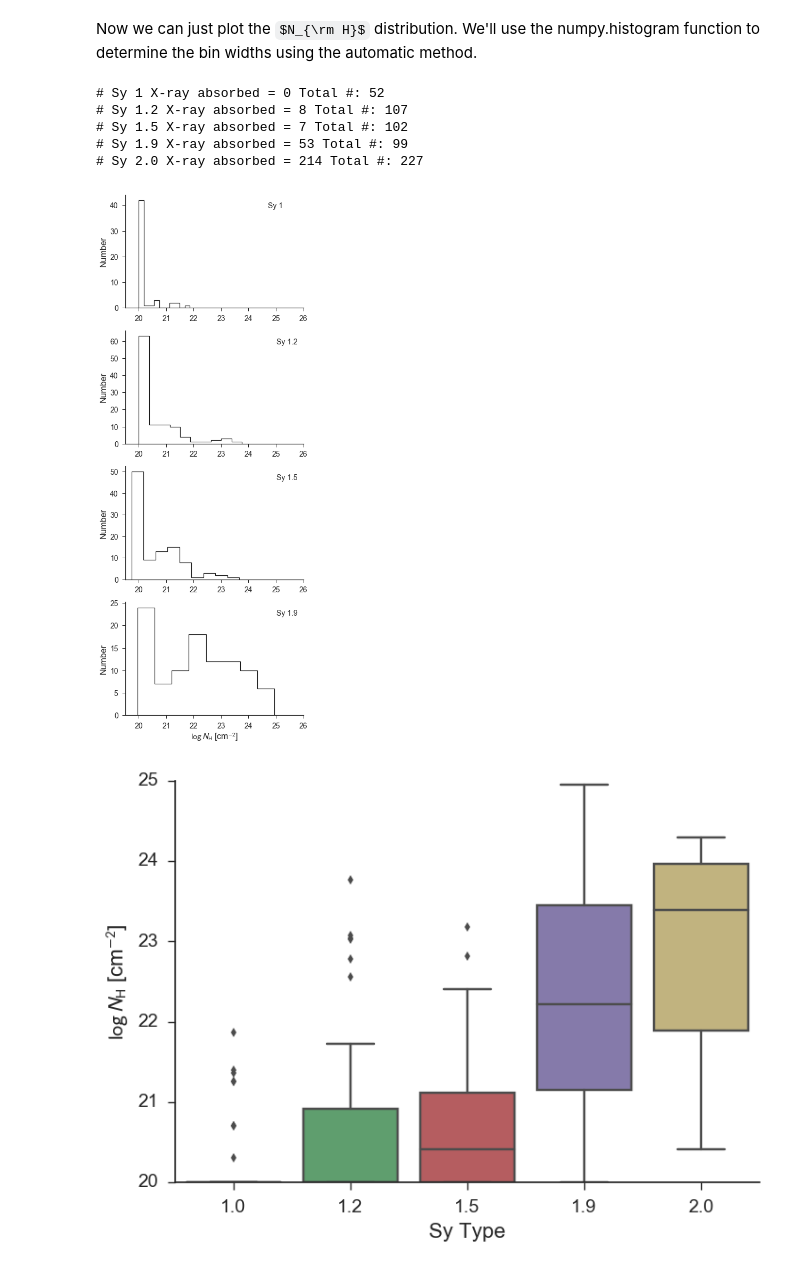
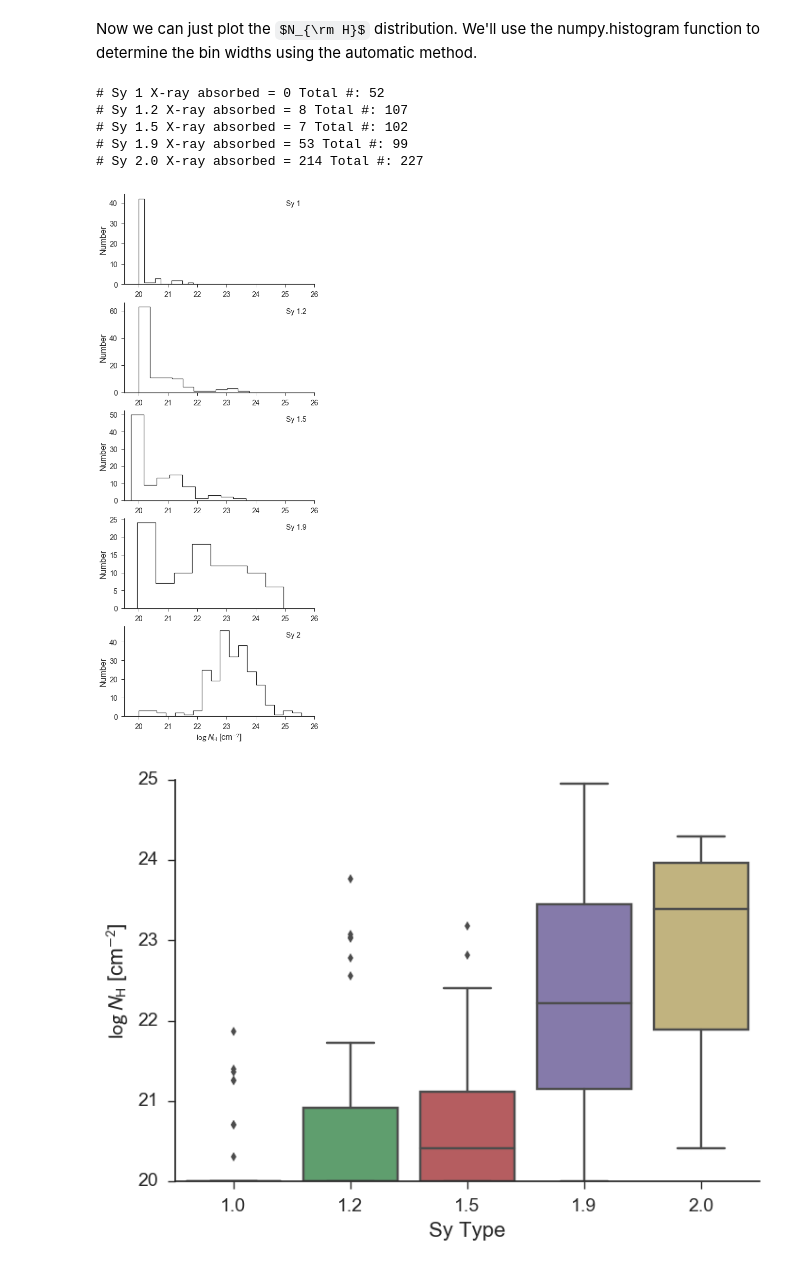
Before and after one commit to ttshimiz/bass-sy1_9-obscuration, a Jupyter notebook: notebooks/nh-distribution.ipynb, the cells around one changed output. Cells and saved outputs as stored; diff of their text form; code cells hidden in the pictures; some formulas as TeX source.

```diff
--- a/notebooks/nh-distribution.ipynb
+++ b/notebooks/nh-distribution.ipynb
@@ -28,48 +28,55 @@ ind_sy2 = (df_all['Type'] == 2) & (df_all['NH'] > 0)
 # %% [markdown]
 Now we can just plot the $N_{\rm H}$ distribution. We'll use the numpy.histogram function to determine the bin widths using the automatic method.
 # %%
-fig = plt.figure(figsize=(6, 18))
+fig = plt.figure(figsize=(columnwidth*2, 9.344*2))
 
-ax1= fig.add_subplot(411)
+ax1= fig.add_subplot(511)
 ax1.hist(df_all['NH'][ind_sy1], color='k', histtype='step', lw=1.2)
 ax1.set_xlim(19.5, 26)
 ax1.set_ylabel('Number')
-ax1.text(0.8, 0.9, 'Sy 1', ha='left', va='center', fontsize=14, transform=ax1.transAxes)
+ax1.text(0.85, 0.9, 'Sy 1', ha='left', va='center', fontsize=14, transform=ax1.transAxes)
 
-ax2= fig.add_subplot(412, sharex=ax1)
+ax2= fig.add_subplot(512, sharex=ax1)
 ax2.hist(df_all['NH'][ind_sy1_2], bins='auto', color='k', histtype='step', lw=1.2)
 ax2.set_xlim(19.5, 26)
 ax2.set_ylabel('Number')
 ax2.text(0.85, 0.9, 'Sy 1.2', ha='left', va='center', fontsize=14, transform=ax2.transAxes)
 
-ax3= fig.add_subplot(413, sharex=ax1)
+ax3= fig.add_subplot(513, sharex=ax1)
 ax3.hist(df_all['NH'][ind_sy1_5].dropna(), bins='auto', color='k', histtype='step', lw=1.2)
 ax3.set_xlim(19.5, 26)
 ax3.set_ylabel('Number')
 ax3.text(0.85, 0.9, 'Sy 1.5', ha='left', va='center', fontsize=14, transform=ax3.transAxes)
 
-ax4= fig.add_subplot(414, sharex=ax1)
+ax4= fig.add_subplot(514, sharex=ax1)
 ax4.hist(df_all['NH'][ind_sy1_9].dropna(), bins='auto', color='k', histtype='step', lw=1.2)
 ax4.set_xlim(19.5, 26)
 ax4.set_ylabel('Number')
-ax4.set_xlabel(r'$\log\,N_{\rm H}$ [cm$^{-2}$]')
+#ax4.set_xlabel(r'$\log\,N_{\rm H}$ [cm$^{-2}$]')
 ax4.text(0.85, 0.9, 'Sy 1.9', ha='left', va='center', fontsize=14, transform=ax4.transAxes)
 
+ax5= fig.add_subplot(515, sharex=ax1)
+ax5.hist(df_all['NH'][ind_sy2].dropna(), bins='auto', color='k', histtype='step', lw=1.2)
+ax5.set_xlim(19.5, 26)
+ax5.set_ylabel('Number')
+ax5.set_xlabel(r'$\log\,N_{\rm H}$ [cm$^{-2}$]')
+ax5.text(0.85, 0.9, 'Sy 2', ha='left', va='center', fontsize=14, transform=ax5.transAxes)
+
 sn.despine()
-#fig.savefig('../figures/nh_hists_only_sy1.pdf', bbox_inches='tight')
+fig.savefig('../figures/nh_hists_with_sy2.pdf', bbox_inches='tight')
 
 print '# Sy 1 X-ray absorbed =',sum(df_all['NH'][ind_sy1] > 22.0), 'Total #:', sum(ind_sy1)
 print '# Sy 1.2 X-ray absorbed =',sum(df_all['NH'][ind_sy1_2] > 22.0), 'Total #:', sum(ind_sy1_2)
 print '# Sy 1.5 X-ray absorbed =',sum(df_all['NH'][ind_sy1_5] > 22.0), 'Total #:', sum(ind_sy1_5)
 print '# Sy 1.9 X-ray absorbed =',sum(df_all['NH'][ind_sy1_9] > 22.0), 'Total #:', sum(ind_sy1_9)
 print '# Sy 2.0 X-ray absorbed =',sum(df_all['NH'][ind_sy2] > 22.0), 'Total #:', sum(ind_sy2)
 # %% [output]
 # Sy 1 X-ray absorbed = 0 Total #: 52
 # Sy 1.2 X-ray absorbed = 8 Total #: 107
 # Sy 1.5 X-ray absorbed = 7 Total #: 102
 # Sy 1.9 X-ray absorbed = 53 Total #: 99
 # Sy 2.0 X-ray absorbed = 214 Total #: 227
-[figure, old version]
+[figure, new version]
 # %%
 ax = sn.boxplot(x='Type', y='NH', data=df)
 ax.set_xlabel('Sy Type')
```
Also changed, not shown: parts of 2 cells of this notebook, 9 other files.
